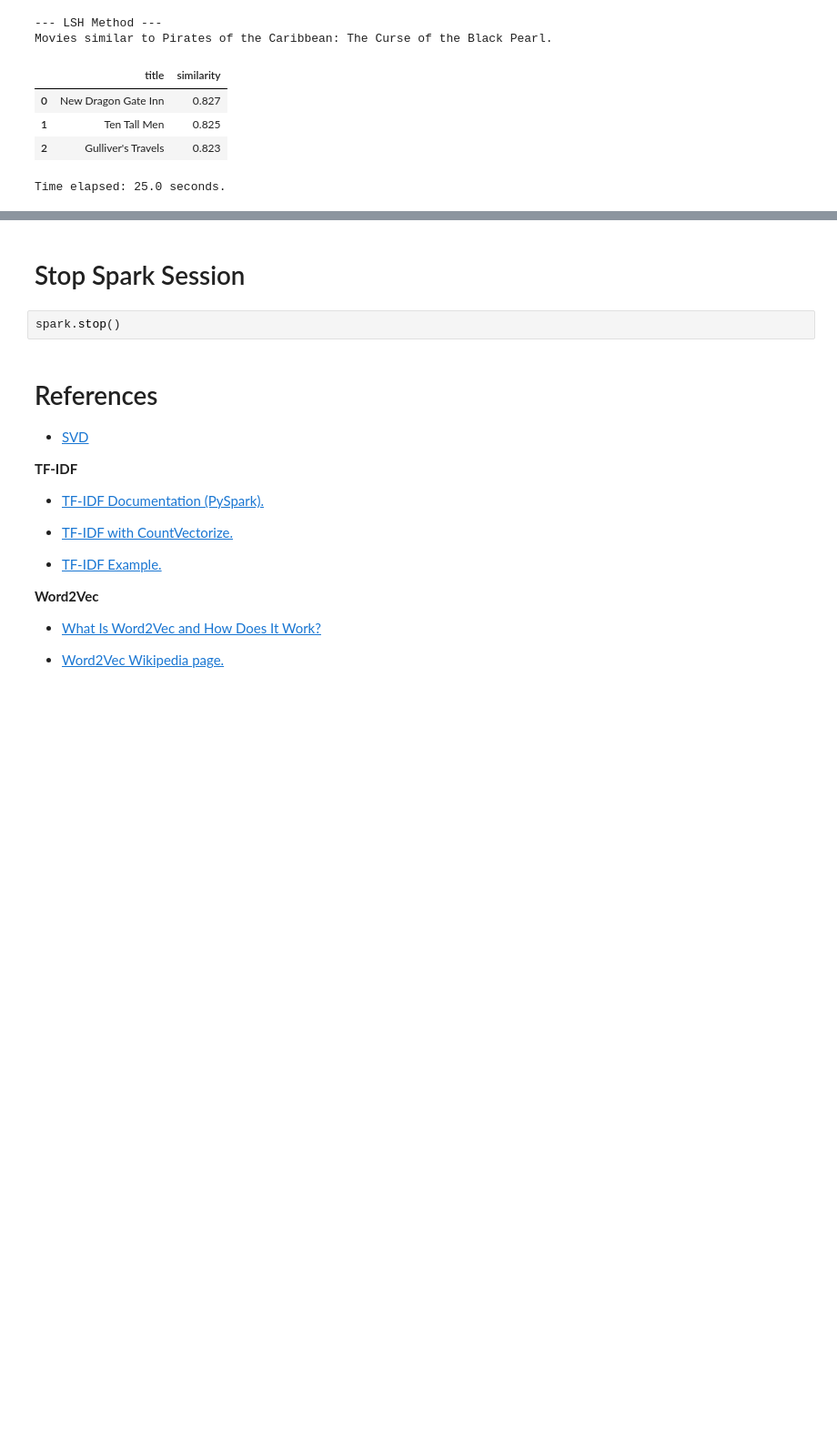
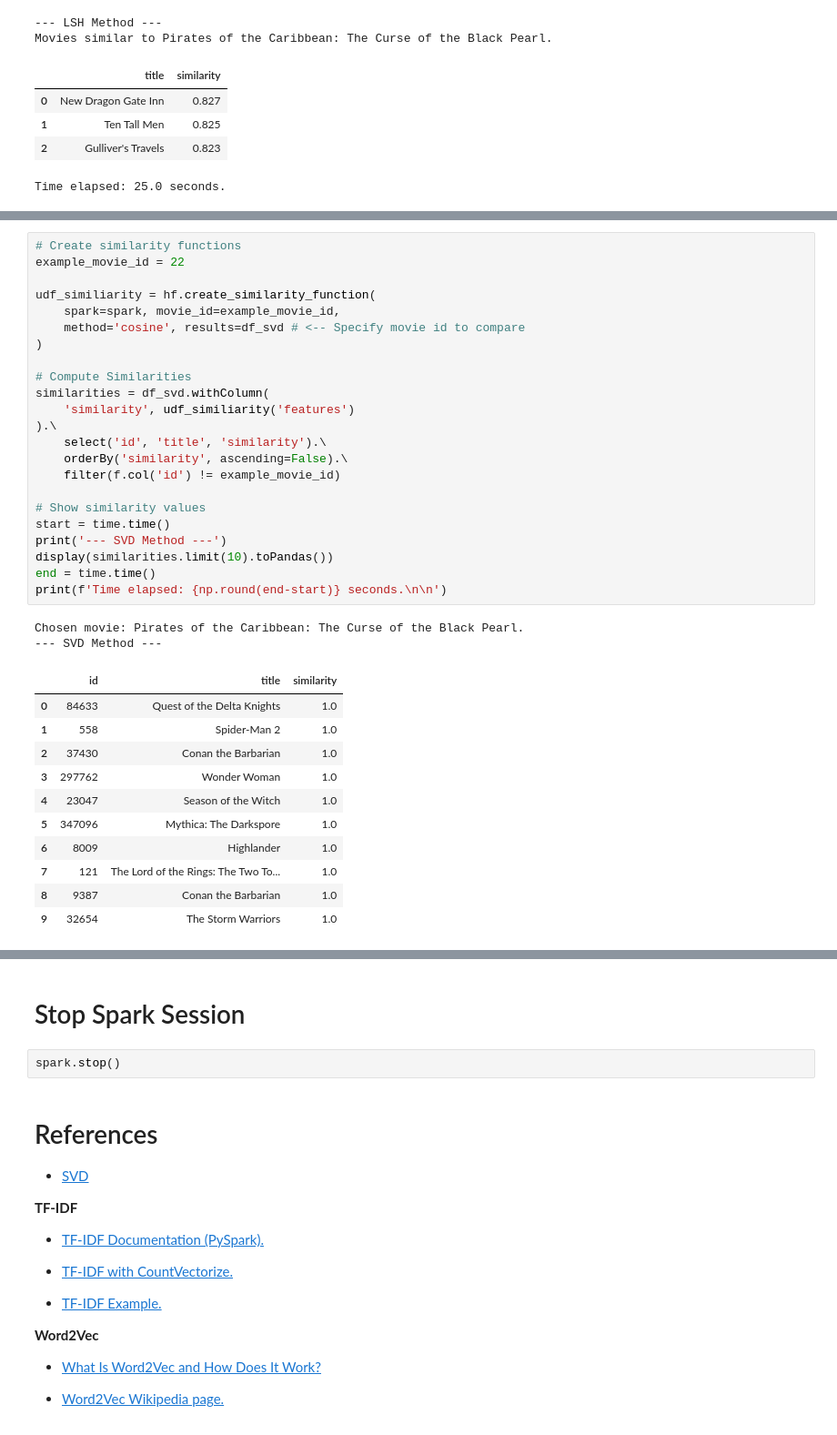
Before and after one commit to DomingoPC/Movie-Recommender-System, a Jupyter notebook: content_based_rs.ipynb, the cells around one changed output, grey strips where cells are left out. Shown: that part at 91% size. Drawn from its saved outputs; the diff is of its cells as text; blank space fills up the shorter version.

```diff
--- a/content_based_rs.ipynb
+++ b/content_based_rs.ipynb
@@ -928,0 +965,37 @@ Time elapsed: 25.0 seconds.
+# %%
+# Create similarity functions
+example_movie_id = 22
+
+udf_similiarity = hf.create_similarity_function(
+    spark=spark, movie_id=example_movie_id,
+    method='cosine', results=df_svd # <-- Specify movie id to compare
+)
+
+# Compute Similarities
+similarities = df_svd.withColumn(
+    'similarity', udf_similiarity('features')
+).\
+    select('id', 'title', 'similarity').\
+    orderBy('similarity', ascending=False).\
+    filter(f.col('id') != example_movie_id)
+
+# Show similarity values
+start = time.time()
+print('--- SVD Method ---')
+display(similarities.limit(10).toPandas())
+end = time.time()
+print(f'Time elapsed: {np.round(end-start)} seconds.\n\n')
+# %% [output]
+Chosen movie: Pirates of the Caribbean: The Curse of the Black Pearl.
+--- SVD Method ---
+|  | id | title | similarity |
+| 0 | 84633 | Quest of the Delta Knights | 1.0 |
+| 1 | 558 | Spider-Man 2 | 1.0 |
+| 2 | 37430 | Conan the Barbarian | 1.0 |
+| 3 | 297762 | Wonder Woman | 1.0 |
+| 4 | 23047 | Season of the Witch | 1.0 |
+| 5 | 347096 | Mythica: The Darkspore | 1.0 |
+| 6 | 8009 | Highlander | 1.0 |
+| 7 | 121 | The Lord of the Rings: The Two To... | 1.0 |
+| 8 | 9387 | Conan the Barbarian | 1.0 |
+| 9 | 32654 | The Storm Warriors | 1.0 |
```
Also changed, not shown: parts of 6 cells of this notebook.
